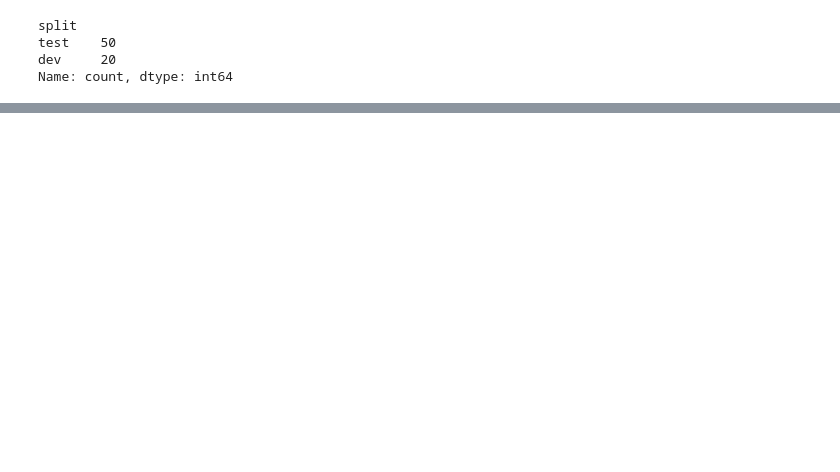
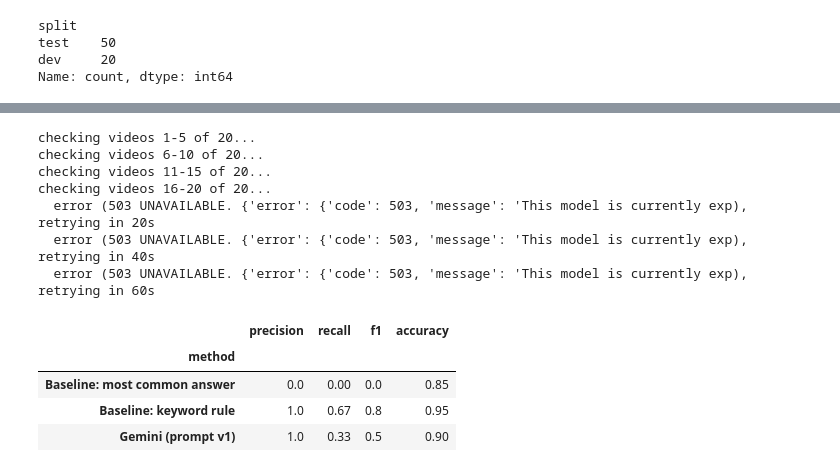
Before and after one commit to seeuny2022-commits/finflag, a Jupyter notebook: Seeun_PARK_FinFlag.ipynb, the cells around one changed output, grey strips where cells are left out. Drawn from its saved outputs; the diff is of its cells as text; code cells hidden in the pictures; blank space fills up the shorter version.

```diff
--- a/Seeun_PARK_FinFlag.ipynb
+++ b/Seeun_PARK_FinFlag.ipynb
@@ -112,0 +104,29 @@ Name: count, dtype: int64
+# %%
+from sklearn.metrics import precision_score, recall_score, f1_score, accuracy_score
+
+# The same RISKY rule from our labeling guide
+def risky_rule(row, prefix=""):
+    g, u, n, c, a = (row[prefix + f] for f in ["GUARANTEE", "URGENCY", "NO_RISK", "CERTAINTY", "ALL_IN"])
+    return int(g == 1 or c == 1 or a == 1 or (u == 1 and n == 1))
+
+def report(name, y_true, y_pred):
+    return {"method": name,
+            "precision": round(precision_score(y_true, y_pred, zero_division=0), 2),
+            "recall":    round(recall_score(y_true, y_pred, zero_division=0), 2),
+            "f1":        round(f1_score(y_true, y_pred, zero_division=0), 2),
+            "accuracy":  round(accuracy_score(y_true, y_pred), 2)}
+
+# Baseline 1: always give the most common answer in dev (which is "not risky")
+MOST_COMMON = int(dev.RISKY.mode()[0])
+def most_common(texts):
+    return [MOST_COMMON] * len(texts)
+
+# Baseline 2: simple keyword rule. Only change this list based on DEV rows, never test.
+KEYWORDS = ["guarantee", "can't lose", "free money", "easy money", "money in the bag", "10x", "100x",
+            "to the moon", "don't miss", "last chance", "before it's too late", "act fast", "all in",
+            "call option", "put option", "short squeeze", "no brainer", "no-brainer", "will explode"]
+def keyword_rule(texts):
+    return [int(any(k in t.lower() for k in KEYWORDS)) for t in texts]
+
+pd.DataFrame([report("Baseline: most common answer", dev.RISKY, most_common(dev.text)),
+              report("Baseline: keyword rule",       dev.RISKY, keyword_rule(dev.text))]).set_index("method")
@@ -112,0 +255,19 @@ Name: count, dtype: int64
+# %%
+dev_v1 = run(dev, PROMPT_V1, "v1")
+
+pd.DataFrame([report("Baseline: most common answer", dev.RISKY, most_common(dev.text)),
+              report("Baseline: keyword rule",       dev.RISKY, keyword_rule(dev.text)),
+              report("Gemini (prompt v1)",           dev_v1.RISKY, dev_v1.pred_RISKY)]).set_index("method")
+# %% [output]
+checking videos 1-5 of 20...
+checking videos 6-10 of 20...
+checking videos 11-15 of 20...
+checking videos 16-20 of 20...
+  error (503 UNAVAILABLE. {'error': {'code': 503, 'message': 'This model is currently exp), retrying in 20s
+  error (503 UNAVAILABLE. {'error': {'code': 503, 'message': 'This model is currently exp), retrying in 40s
+  error (503 UNAVAILABLE. {'error': {'code': 503, 'message': 'This model is currently exp), retrying in 60s
+|  | precision | recall | f1 | accuracy |
+| method |  |  |  |  |
+| Baseline: most common answer | 0.0 | 0.00 | 0.0 | 0.85 |
+| Baseline: keyword rule | 1.0 | 0.67 | 0.8 | 0.95 |
+| Gemini (prompt v1) | 1.0 | 0.33 | 0.5 | 0.90 |
```
Also changed, not shown: parts of 16 cells of this notebook.
